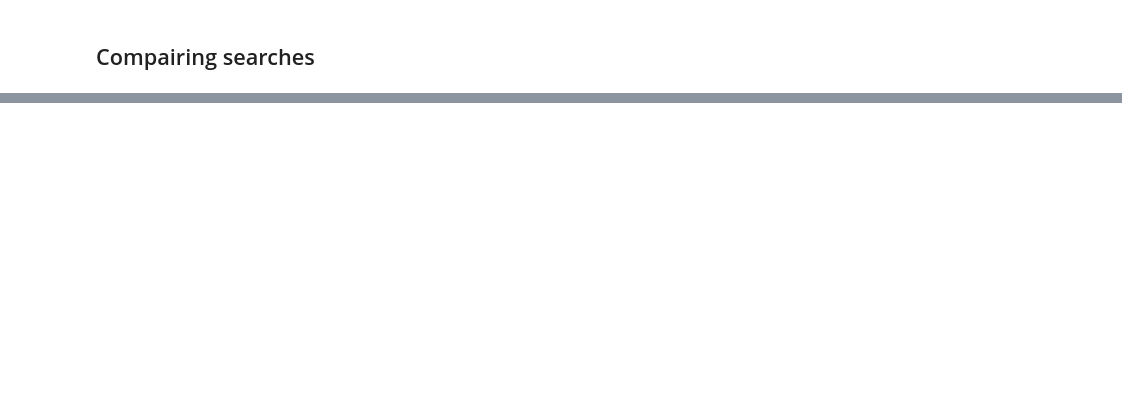
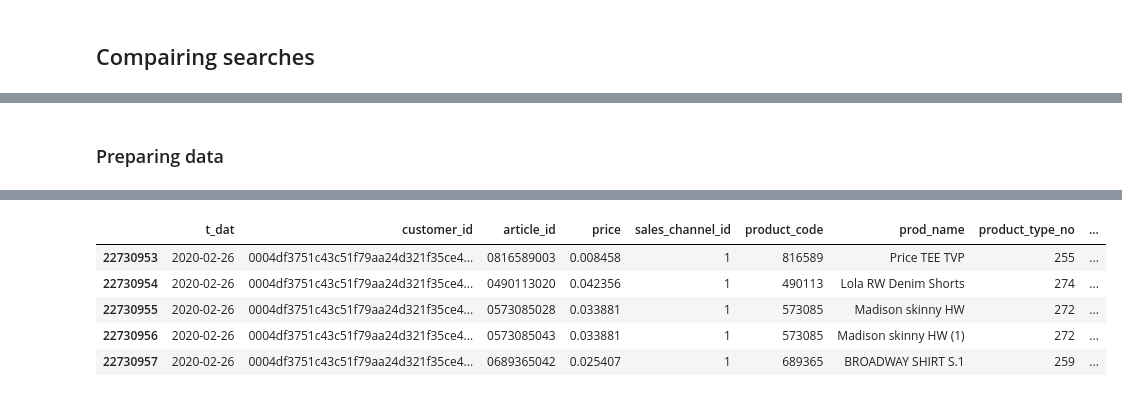
Before and after one commit to thomas-woodruff/personalised-recs-at-scale, a Jupyter notebook: projects/week3/Submission.ipynb, the cells around one changed output, grey strips where cells are left out. Cells and saved outputs as stored; diff of their text form; code cells hidden in the pictures; blank space fills up the shorter version.

```diff
--- a/projects/week3/Submission.ipynb
+++ b/projects/week3/Submission.ipynb
@@ -205,0 +265,30 @@ plt.show()
+# %%
+def add_article_features(
+    df
+):
+    df = df.join(
+        article_df.set_index('article_id'),
+        on='article_id'
+    )
+
+    return df
+# %%
+def add_customer_features(
+    df
+):
+    df = df.join(
+        customer_df.set_index('customer_id'),
+        on='customer_id'
+    )
+
+    return df
+# %%
+def add_features(
+    df
+):
+    df = add_article_features(df)
+    df = add_customer_features(df)
+
+    return df
+# %% [markdown]
+### Preparing data
@@ -205,0 +302,10 @@ plt.show()
+# %%
+test_days=30
+train_days=180
+# %%
+train_df = get_train_df(train_days, test_days)
+train_df = clean_article_id(train_df)
+train_df = add_features(train_df)
+
+train_df.head()
+# %% [output]
@@ -205,0 +315,6 @@ plt.show()
+|  | t_dat | customer_id | article_id | price | sales_channel_id | product_code | prod_name | product_type_no | ... |
+| 22730953 | 2020-02-26 | 0004df3751c43c51f79aa24d321f35ce4... | 0816589003 | 0.008458 | 1 | 816589 | Price TEE TVP | 255 | ... |
+| 22730954 | 2020-02-26 | 0004df3751c43c51f79aa24d321f35ce4... | 0490113020 | 0.042356 | 1 | 490113 | Lola RW Denim Shorts | 274 | ... |
+| 22730955 | 2020-02-26 | 0004df3751c43c51f79aa24d321f35ce4... | 0573085028 | 0.033881 | 1 | 573085 | Madison skinny HW | 272 | ... |
+| 22730956 | 2020-02-26 | 0004df3751c43c51f79aa24d321f35ce4... | 0573085043 | 0.033881 | 1 | 573085 | Madison skinny HW (1) | 272 | ... |
+| 22730957 | 2020-02-26 | 0004df3751c43c51f79aa24d321f35ce4... | 0689365042 | 0.025407 | 1 | 689365 | BROADWAY SHIRT S.1 | 259 | ... |
```
Also changed, not shown: parts of 56 cells of this notebook.
